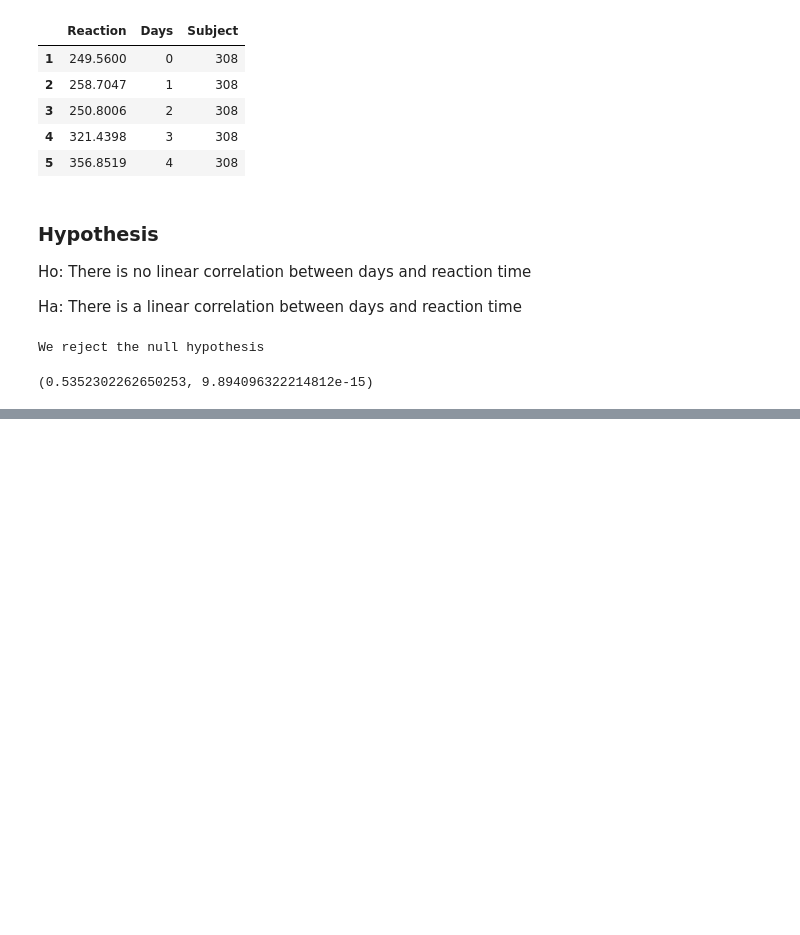
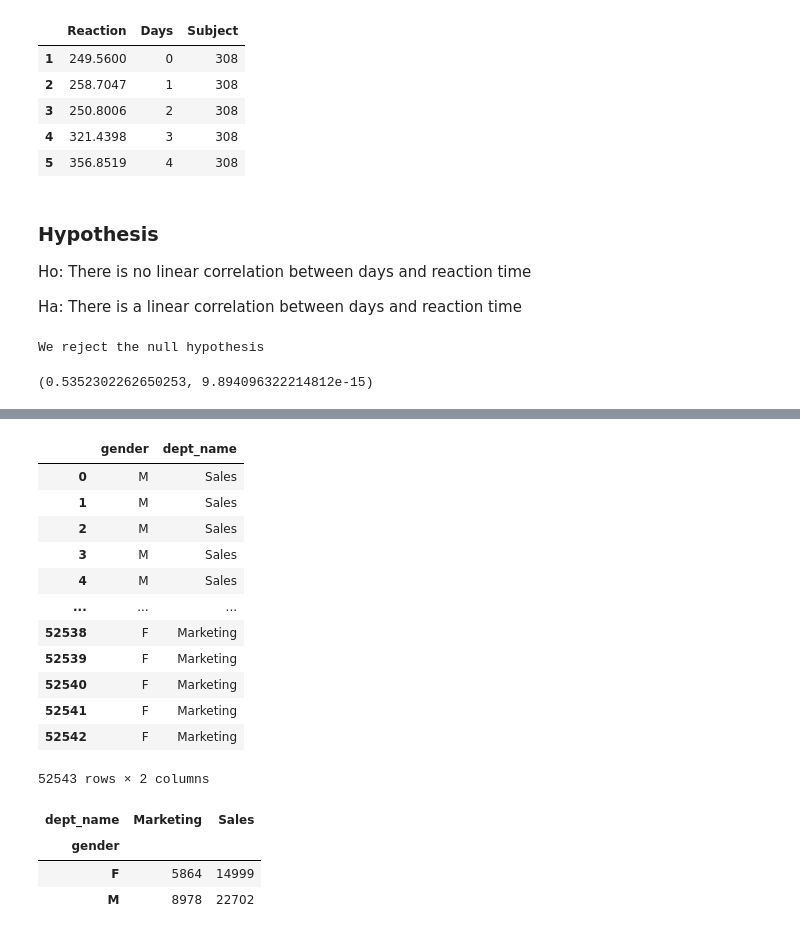
Before and after one commit to joann-balraj/statistics-exercises, a Jupyter notebook: hypothesis_testing.ipynb, the cells around one changed output, grey strips where cells are left out. Cells and saved outputs as stored; diff of their text form; code cells hidden in the pictures; blank space fills up the shorter version.

```diff
--- a/hypothesis_testing.ipynb
+++ b/hypothesis_testing.ipynb
@@ -643,0 +768,33 @@ We reject the null hypothesis
+# %%
+query = '''
+select gender, departments.dept_name
+from employees
+join dept_emp using(emp_no)
+join departments using(dept_no)
+WHERE (dept_name = 'Sales' or dept_name = 'Marketing') AND  dept_emp.to_date > now()
+ORDER BY gender
+'''
+dept_gender = pd.read_sql(query, url)
+dept_gender
+# %% [output]
+|  | gender | dept_name |
+| 0 | M | Sales |
+| 1 | M | Sales |
+| 2 | M | Sales |
+| 3 | M | Sales |
+| 4 | M | Sales |
+| ... | ... | ... |
+| 52538 | F | Marketing |
+| 52539 | F | Marketing |
+| 52540 | F | Marketing |
+| 52541 | F | Marketing |
+| 52542 | F | Marketing |
+52543 rows × 2 columns
+# %%
+observed = pd.crosstab(dept_gender.gender, dept_gender.dept_name)
+observed
+# %% [output]
+| dept_name | Marketing | Sales |
+| gender |  |  |
+| F | 5864 | 14999 |
+| M | 8978 | 22702 |
```
Also changed, not shown: parts of 40 cells of this notebook, 1 other file.
